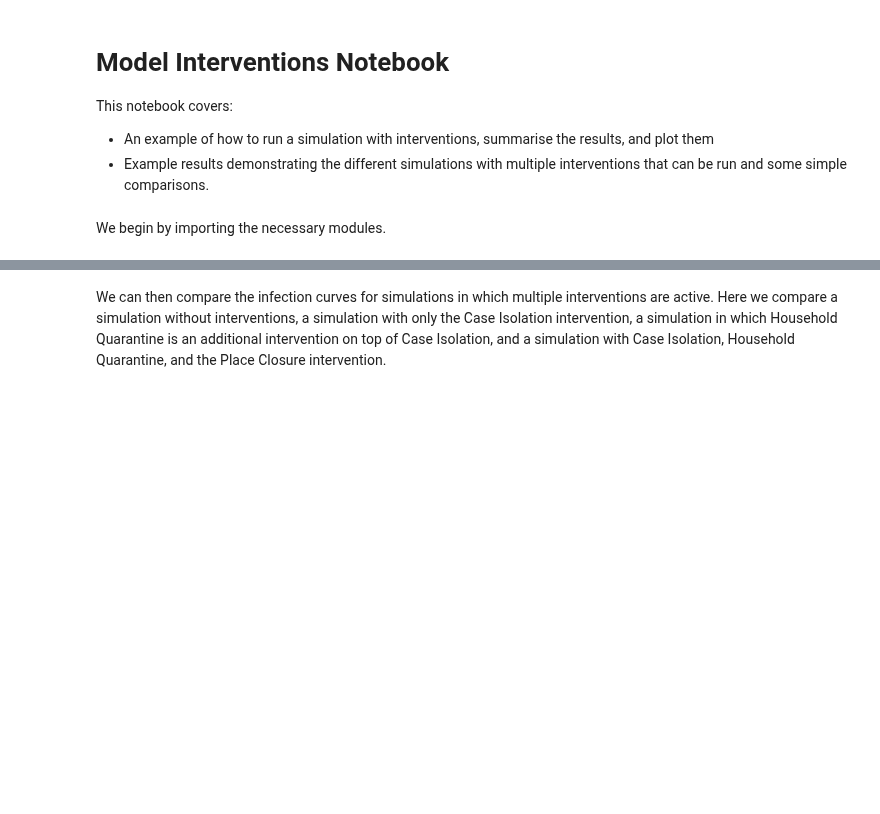
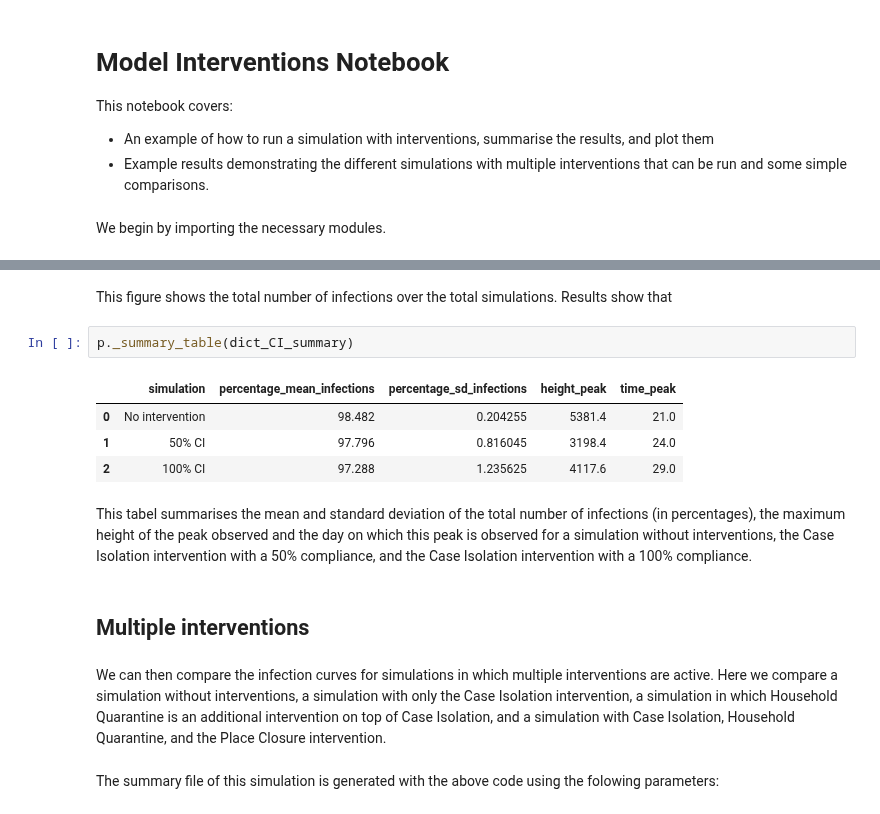
Before and after one commit to SABS-R3-Epidemiology/epiabm, a Jupyter notebook: python_examples/toy_spatial/model_interventions.ipynb, the cells around one changed output, grey strips where cells are left out. Cells and saved outputs as stored; diff of their text form; blank space fills up the shorter version.

```diff
--- a/python_examples/toy_spatial/model_interventions.ipynb
+++ b/python_examples/toy_spatial/model_interventions.ipynb
@@ -21,2 +148,17 @@ Finally, we plot the infection curve along with the standard deviations.
+# %% [markdown]
+This figure shows the total number of infections over the total simulations. Results show that
+# %%
+p._summary_table(dict_CI_summary)
+# %% [output]
+|  | simulation | percentage_mean_infections | percentage_sd_infections | height_peak | time_peak |
+| 0 | No intervention | 98.482 | 0.204255 | 5381.4 | 21.0 |
+| 1 | 50% CI | 97.796 | 0.816045 | 3198.4 | 24.0 |
+| 2 | 100% CI | 97.288 | 1.235625 | 4117.6 | 29.0 |
+# %% [markdown]
+This tabel summarises the mean and standard deviation of the total number of infections (in percentages), the maximum height of the peak observed and the day on which this peak is observed for a simulation without interventions, the Case Isolation intervention with a 50% compliance, and the Case Isolation intervention with a 100% compliance.
+# %% [markdown]
+## Multiple interventions
 # %% [markdown]
 We can then compare the infection curves for simulations in which multiple interventions are active. Here we compare a simulation without interventions, a simulation with only the Case Isolation intervention, a simulation in which Household Quarantine is an additional intervention on top of Case Isolation, and a simulation with Case Isolation, Household Quarantine, and the Place Closure intervention.
+# %% [markdown]
+The summary file of this simulation is generated with the above code using the folowing parameters:
```
Also changed, not shown: parts of 11 cells of this notebook.
